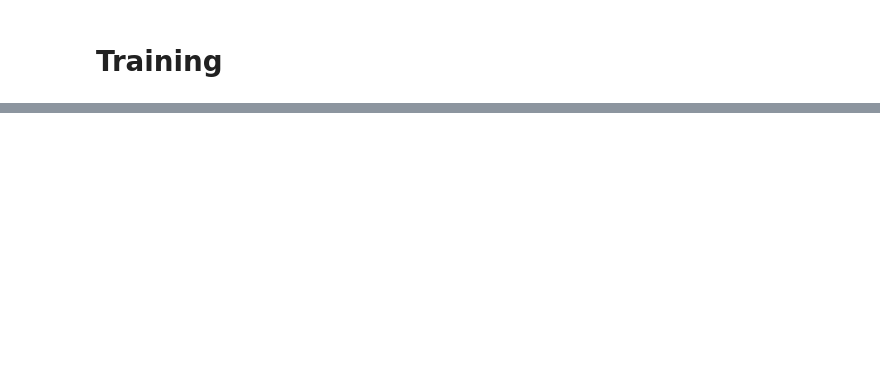
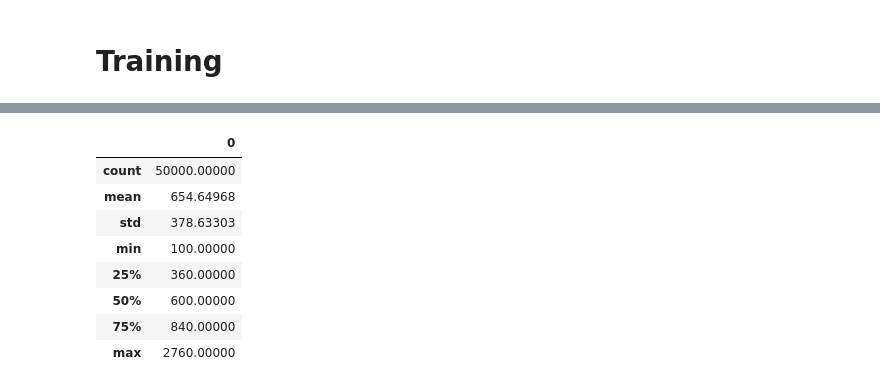
Before and after one commit to emali1/NYCTaxi, a Jupyter notebook: Training.ipynb, the cells around one changed output, grey strips where cells are left out. Saved outputs shown, nothing was run; the diff lists cells and outputs as text; code cells hidden in the pictures; blank space fills up the shorter version.

```diff
--- a/Training.ipynb
+++ b/Training.ipynb
@@ -134,2 +80,14 @@ MLPRegressor(activation='relu', alpha=0.0001, batch_size='auto', beta_1=0.9,
+# %%
+pd.DataFrame(y).describe()
+# %% [output]
+|  | 0 |
+| count | 50000.00000 |
+| mean | 654.64968 |
+| std | 378.63303 |
+| min | 100.00000 |
+| 25% | 360.00000 |
+| 50% | 600.00000 |
+| 75% | 840.00000 |
+| max | 2760.00000 |
 # %%
 clf2.best_params_
```
Also changed, not shown: parts of 27 cells of this notebook, 3 other files.
